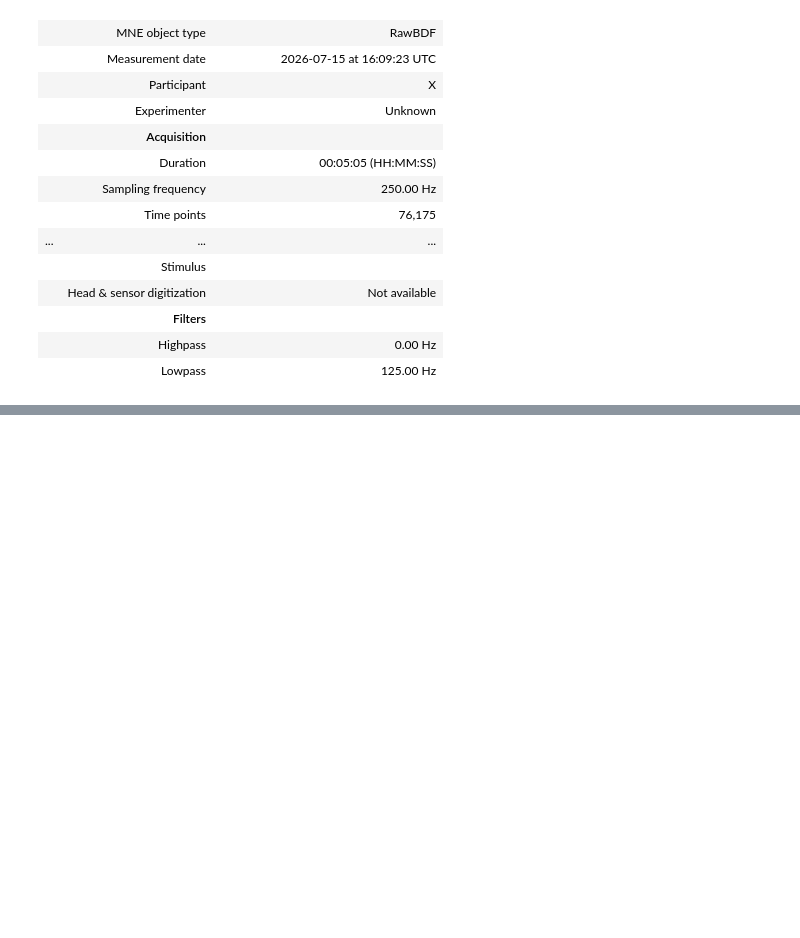
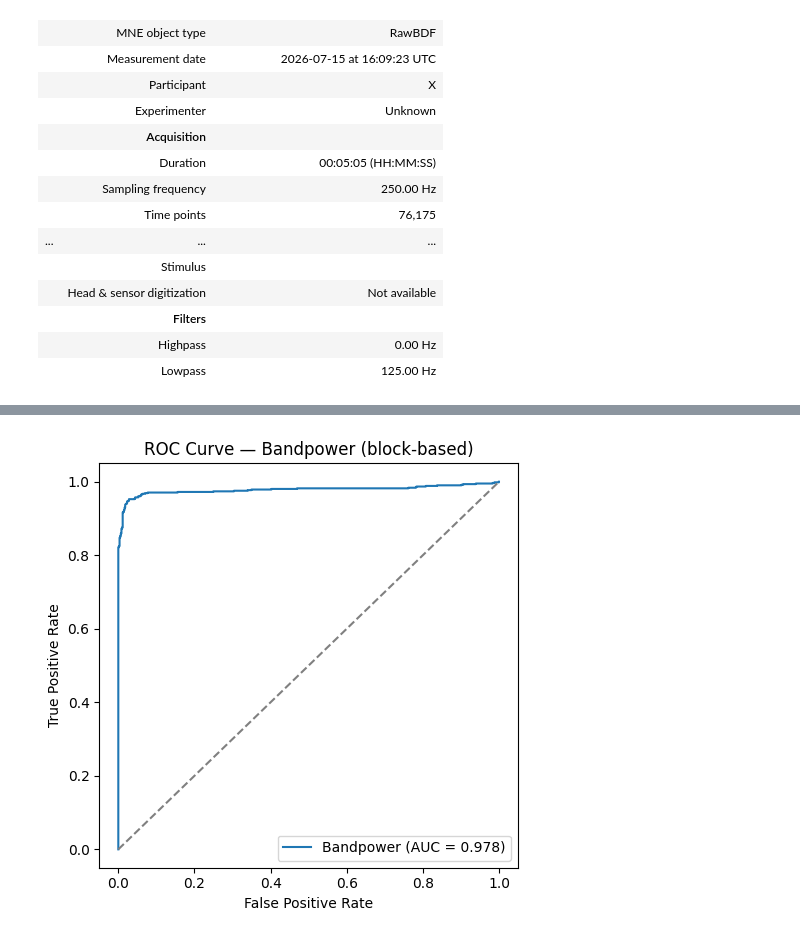
Before and after one commit to AkilanSS/eye-open-close-wpt-classifier, a Jupyter notebook: notebook/classifier.ipynb, the cells around one changed output, grey strips where cells are left out. Drawn from its saved outputs; the diff is of its cells as text; code cells hidden in the pictures; blank space fills up the shorter version.

Commit message:
rewriting the notebook with leave one block out

```diff
--- a/notebook/classifier.ipynb
+++ b/notebook/classifier.ipynb
@@ -111,56 +111,71 @@ edges_close = np.linspace(0, n_close, N_BLOCKS + 1, dtype=int)
 
 results = {}  # method_name -> list of fold accuracies
 # %%
+# --- compute bandpower features ONCE for all epochs (order preserved: open then close) ---
+X_all = []
+y_all = []
+for data, label in [(open_data, 0), (close_data, 1)]:
+    for e in range(data.shape[0]):
+        feats = []
+        for c in range(data.shape[1]):
+            freqs, psd = welch(data[e, c, :], fs=sfreq, nperseg=min(256, data.shape[-1]))
+            mask = (freqs >= BAND_LOW) & (freqs <= BAND_HIGH)
+            feats.append(np.log1p(psd[mask].mean()))
+        X_all.append(feats)
+        y_all.append(label)
+
+X_all = np.array(X_all)
+y_all = np.array(y_all)
+
+n_open = open_data.shape[0]
+n_close = close_data.shape[0]
+edges_open = np.linspace(0, n_open, N_BLOCKS + 1, dtype=int)
+edges_close = np.linspace(n_open, n_open + n_close, N_BLOCKS + 1, dtype=int)  # offset into X_all
+
 fold_accs_bandpower = []
+y_true_all = []
+y_proba_all = []
 
 for fold in range(N_BLOCKS):
-    open_test = open_data[edges_open[fold]:edges_open[fold+1]]
-    close_test = close_data[edges_close[fold]:edges_close[fold+1]]
-    open_train = np.concatenate(
-        [open_data[edges_open[i]:edges_open[i+1]] for i in range(N_BLOCKS) if i != fold], axis=0
-    )
-    close_train = np.concatenate(
-        [close_data[edges_close[i]:edges_close[i+1]] for i in range(N_BLOCKS) if i != fold], axis=0
-    )
+    test_idx = np.concatenate([
+        np.arange(edges_open[fold], edges_open[fold + 1]),
+        np.arange(edges_close[fold], edges_close[fold + 1]),
+    ])
+    train_idx = np.array([i for i in range(len(X_all)) if i not in set(test_idx)])
 
-    # --- train features ---
-    X_train = []
-    y_train = []
-    for data, label in [(open_train, 0), (close_train, 1)]:
-        for e in range(data.shape[0]):
-            feats = []
-            for c in range(data.shape[1]):
-                freqs, psd = welch(data[e, c, :], fs=sfreq, nperseg=min(256, data.shape[-1]))
-                mask = (freqs >= BAND_LOW) & (freqs <= BAND_HIGH)
-                feats.append(np.log1p(psd[mask].mean()))
-            X_train.append(feats)
-            y_train.append(label)
-    X_train = np.array(X_train)
-    y_train = np.array(y_train)
-
-    # --- test features ---
-    X_test = []
-    y_test = []
-    for data, label in [(open_test, 0), (close_test, 1)]:
-        for e in range(data.shape[0]):
-            feats = []
-            for c in range(data.shape[1]):
-                freqs, psd = welch(data[e, c, :], fs=sfreq, nperseg=min(256, data.shape[-1]))
-                mask = (freqs >= BAND_LOW) & (freqs <= BAND_HIGH)
-                feats.append(np.log1p(psd[mask].mean()))
-            X_test.append(feats)
-            y_test.append(label)
-    X_test = np.array(X_test)
-    y_test = np.array(y_test)
+    X_train, X_test = X_all[train_idx], X_all[test_idx]
+    y_train, y_test = y_all[train_idx], y_all[test_idx]
 
     scaler = StandardScaler().fit(X_train)
-    clf = SVC(kernel="rbf", C=1.0, gamma="scale", random_state=RANDOM_STATE)
+    clf = SVC(kernel="rbf", C=1.0, gamma="scale", probability=True, random_state=RANDOM_STATE)
     clf.fit(scaler.transform(X_train), y_train)
-    acc = accuracy_score(y_test, clf.predict(scaler.transform(X_test)))
+
+    y_pred = clf.predict(scaler.transform(X_test))
+    y_proba = clf.predict_proba(scaler.transform(X_test))[:, 1]
+
+    acc = accuracy_score(y_test, y_pred)
     fold_accs_bandpower.append(acc)
+    y_true_all.extend(y_test)
+    y_proba_all.extend(y_proba)
     print(f"Fold {fold}: {acc:.3f}")
 
 fold_accs_bandpower = np.array(fold_accs_bandpower)
 results["Bandpower"] = fold_accs_bandpower
-print(f"\nBandpower: {fold_accs_bandpower.mean():.3f} +/- {fold_accs_bandpower.std():.3f}")
+print(f"\nBandpower (block-based): {fold_accs_bandpower.mean():.3f} +/- {fold_accs_bandpower.std():.3f}")
+
+y_true_all = np.array(y_true_all)
+y_proba_all = np.array(y_proba_all)
+fpr_bandpower, tpr_bandpower, _ = roc_curve(y_true_all, y_proba_all)
+auc_bandpower = auc(fpr_bandpower, tpr_bandpower)
+print(f"Pooled ROC-AUC: {auc_bandpower:.3f}")
+
+plt.figure(figsize=(5, 5))
+plt.plot(fpr_bandpower, tpr_bandpower, label=f"Bandpower (AUC = {auc_bandpower:.3f})")
+plt.plot([0, 1], [0, 1], linestyle="--", color="gray")
+plt.xlabel("False Positive Rate")
+plt.ylabel("True Positive Rate")
+plt.title("ROC Curve — Bandpower (block-based)")
+plt.legend()
+plt.tight_layout()
+plt.show()
 # %% [output]
@@ -174,3 +195,4 @@ Bandpower: 0.974 +/- 0.022
+[figure, added]
 # %%
 wavelet = "db6"
 n_times = open_data.shape[-1]
```
Also changed, not shown: parts of 7 cells of this notebook.
